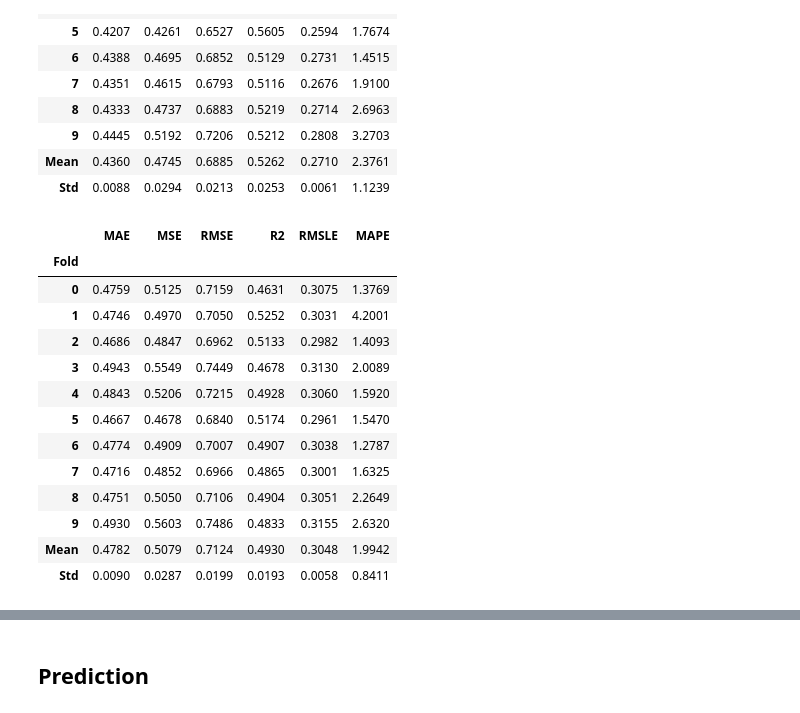
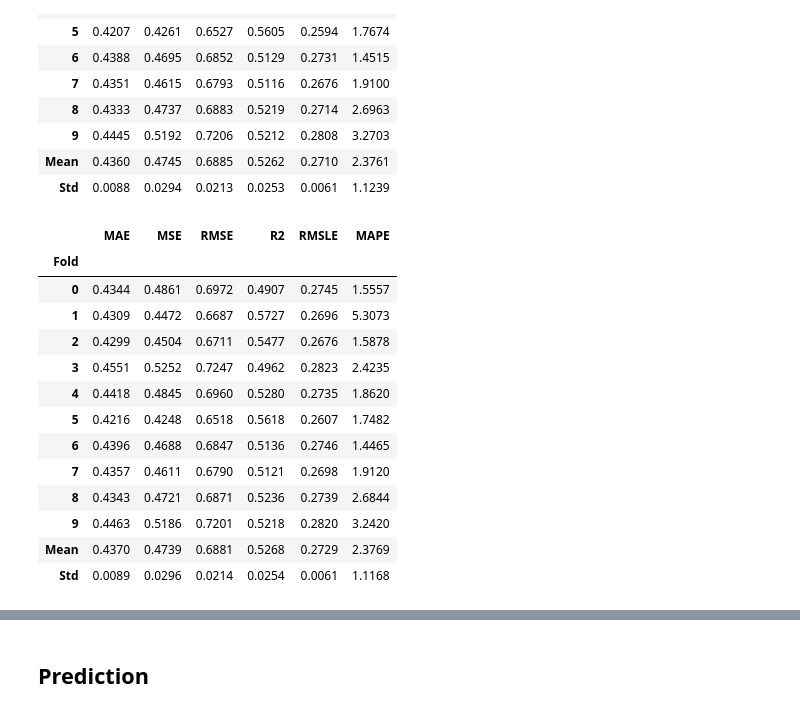
Before and after one commit to ddangchani/LocalSecurity_competition, a Jupyter notebook: Modeling/caret.ipynb, the cells around one changed output, grey strips where cells are left out. Saved outputs shown, nothing was run; the diff lists cells and outputs as text; code cells hidden in the pictures.

```diff
--- a/Modeling/caret.ipynb
+++ b/Modeling/caret.ipynb
@@ -92,20 +93,20 @@ gbr = reg.create_model('gbr')
 | Mean | 0.4360 | 0.4745 | 0.6885 | 0.5262 | 0.2710 | 2.3761 |
 | Std | 0.0088 | 0.0294 | 0.0213 | 0.0253 | 0.0061 | 1.1239 |
 # %%
-tuned_gbr = reg.tune_model(gbr)
+tuned_gbr = reg.tune_model(gbr, search_library='scikit-optimize')
 # %% [output]
 |  | MAE | MSE | RMSE | R2 | RMSLE | MAPE |
 | Fold |  |  |  |  |  |  |
-| 0 | 0.4759 | 0.5125 | 0.7159 | 0.4631 | 0.3075 | 1.3769 |
-| 1 | 0.4746 | 0.4970 | 0.7050 | 0.5252 | 0.3031 | 4.2001 |
-| 2 | 0.4686 | 0.4847 | 0.6962 | 0.5133 | 0.2982 | 1.4093 |
-| 3 | 0.4943 | 0.5549 | 0.7449 | 0.4678 | 0.3130 | 2.0089 |
-| 4 | 0.4843 | 0.5206 | 0.7215 | 0.4928 | 0.3060 | 1.5920 |
-| 5 | 0.4667 | 0.4678 | 0.6840 | 0.5174 | 0.2961 | 1.5470 |
-| 6 | 0.4774 | 0.4909 | 0.7007 | 0.4907 | 0.3038 | 1.2787 |
-| 7 | 0.4716 | 0.4852 | 0.6966 | 0.4865 | 0.3001 | 1.6325 |
-| 8 | 0.4751 | 0.5050 | 0.7106 | 0.4904 | 0.3051 | 2.2649 |
-| 9 | 0.4930 | 0.5603 | 0.7486 | 0.4833 | 0.3155 | 2.6320 |
-| Mean | 0.4782 | 0.5079 | 0.7124 | 0.4930 | 0.3048 | 1.9942 |
-| Std | 0.0090 | 0.0287 | 0.0199 | 0.0193 | 0.0058 | 0.8411 |
+| 0 | 0.4344 | 0.4861 | 0.6972 | 0.4907 | 0.2745 | 1.5557 |
+| 1 | 0.4309 | 0.4472 | 0.6687 | 0.5727 | 0.2696 | 5.3073 |
+| 2 | 0.4299 | 0.4504 | 0.6711 | 0.5477 | 0.2676 | 1.5878 |
+| 3 | 0.4551 | 0.5252 | 0.7247 | 0.4962 | 0.2823 | 2.4235 |
+| 4 | 0.4418 | 0.4845 | 0.6960 | 0.5280 | 0.2735 | 1.8620 |
+| 5 | 0.4216 | 0.4248 | 0.6518 | 0.5618 | 0.2607 | 1.7482 |
+| 6 | 0.4396 | 0.4688 | 0.6847 | 0.5136 | 0.2746 | 1.4465 |
+| 7 | 0.4357 | 0.4611 | 0.6790 | 0.5121 | 0.2698 | 1.9120 |
+| 8 | 0.4343 | 0.4721 | 0.6871 | 0.5236 | 0.2739 | 2.6844 |
+| 9 | 0.4463 | 0.5186 | 0.7201 | 0.5218 | 0.2820 | 3.2420 |
+| Mean | 0.4370 | 0.4739 | 0.6881 | 0.5268 | 0.2729 | 2.3769 |
+| Std | 0.0089 | 0.0296 | 0.0214 | 0.0254 | 0.0061 | 1.1168 |
 # %%
```
Also changed, not shown: parts of 14 cells of this notebook, 12 other files.
